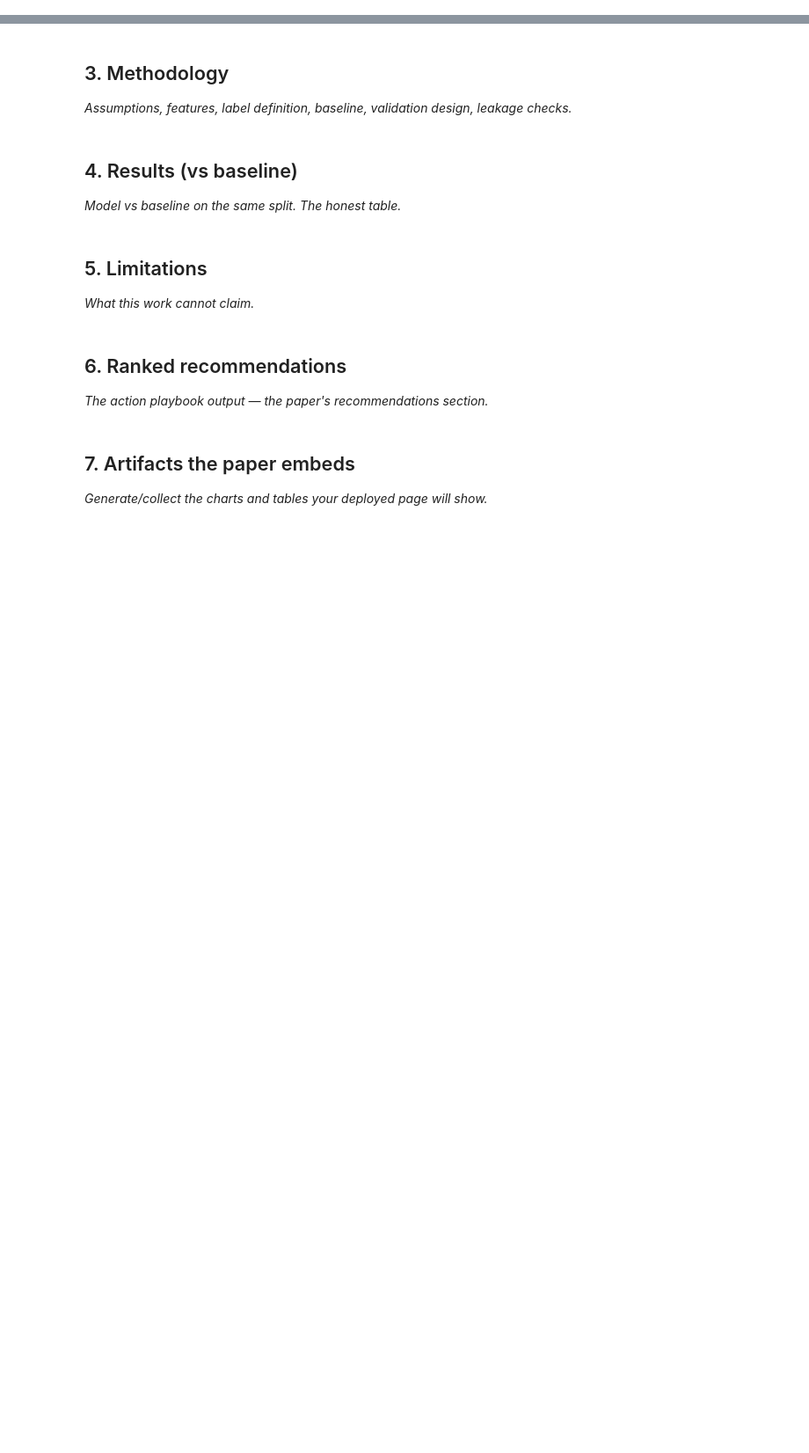
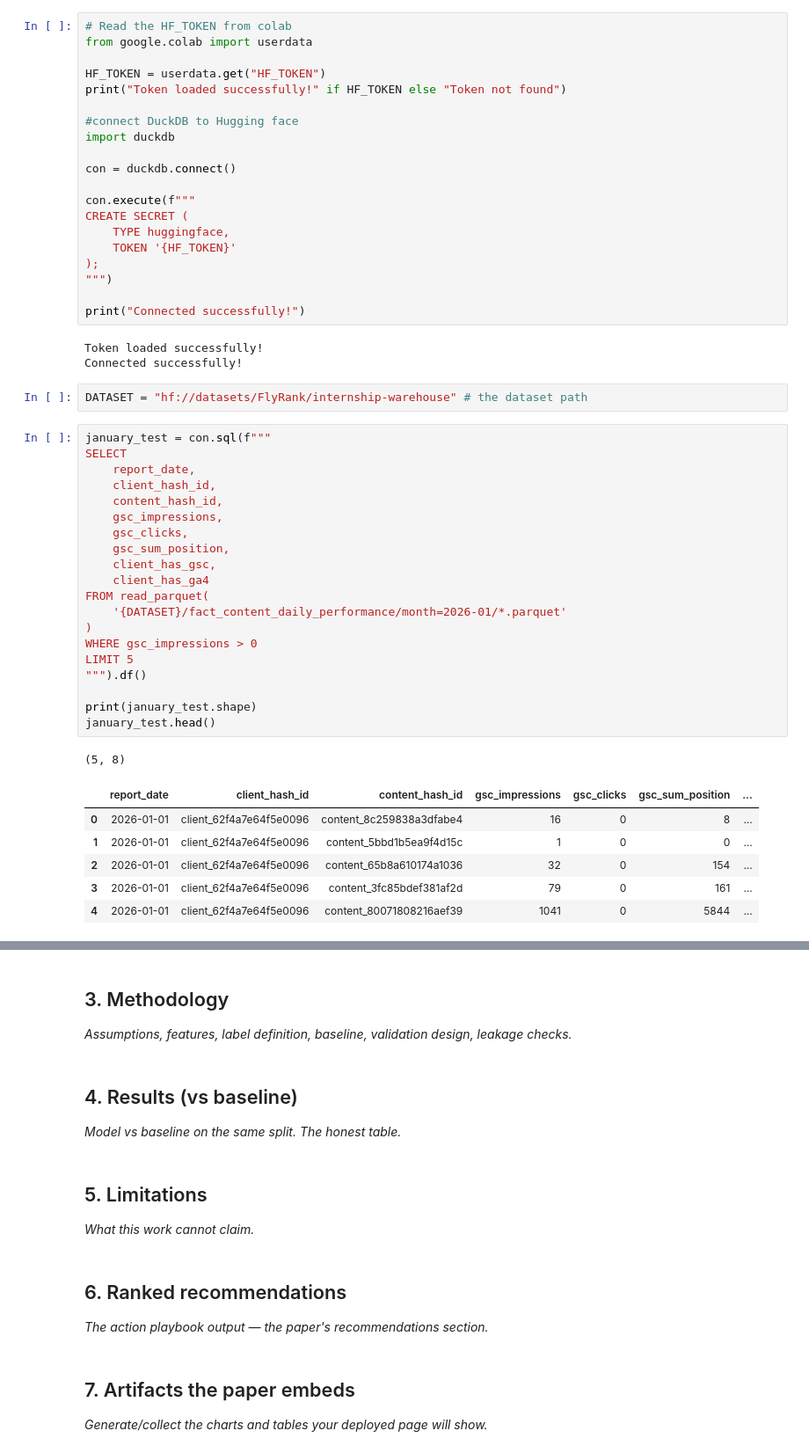
Before and after one commit to Vaib-raksh/Intern-ML, a Jupyter notebook: work/notebooks/capstone.ipynb, the cells around one changed output, grey strips where cells are left out. Shown at 88% size. Drawn from its saved outputs; the diff is of its cells as text; blank space fills up the shorter version.

```diff
--- a/work/notebooks/capstone.ipynb
+++ b/work/notebooks/capstone.ipynb
@@ -16,0 +104,53 @@ This skeleton is yours to fill. Work the sections **in order** — each one has
+# %%
+# Read the HF_TOKEN from colab
+from google.colab import userdata
+
+HF_TOKEN = userdata.get("HF_TOKEN")
+print("Token loaded successfully!" if HF_TOKEN else "Token not found")
+
+#connect DuckDB to Hugging face
+import duckdb
+
+con = duckdb.connect()
+
+con.execute(f"""
+CREATE SECRET (
+    TYPE huggingface,
+    TOKEN '{HF_TOKEN}'
+);
+""")
+
+print("Connected successfully!")
+# %% [output]
+Token loaded successfully!
+Connected successfully!
+# %%
+DATASET = "hf://datasets/FlyRank/internship-warehouse" # the dataset path
+# %%
+january_test = con.sql(f"""
+SELECT
+    report_date,
+    client_hash_id,
+    content_hash_id,
+    gsc_impressions,
+    gsc_clicks,
+    gsc_sum_position,
+    client_has_gsc,
+    client_has_ga4
+FROM read_parquet(
+    '{DATASET}/fact_content_daily_performance/month=2026-01/*.parquet'
+)
+WHERE gsc_impressions > 0
+LIMIT 5
+""").df()
+
+print(january_test.shape)
+january_test.head()
+# %% [output]
+(5, 8)
+|  | report_date | client_hash_id | content_hash_id | gsc_impressions | gsc_clicks | gsc_sum_position | ... |
+| 0 | 2026-01-01 | client_62f4a7e64f5e0096 | content_8c259838a3dfabe4 | 16 | 0 | 8 | ... |
+| 1 | 2026-01-01 | client_62f4a7e64f5e0096 | content_5bbd1b5ea9f4d15c | 1 | 0 | 0 | ... |
+| 2 | 2026-01-01 | client_62f4a7e64f5e0096 | content_65b8a610174a1036 | 32 | 0 | 154 | ... |
+| 3 | 2026-01-01 | client_62f4a7e64f5e0096 | content_3fc85bdef381af2d | 79 | 0 | 161 | ... |
+| 4 | 2026-01-01 | client_62f4a7e64f5e0096 | content_80071808216aef39 | 1041 | 0 | 5844 | ... |
```
Also changed, not shown: parts of 15 cells of this notebook.
